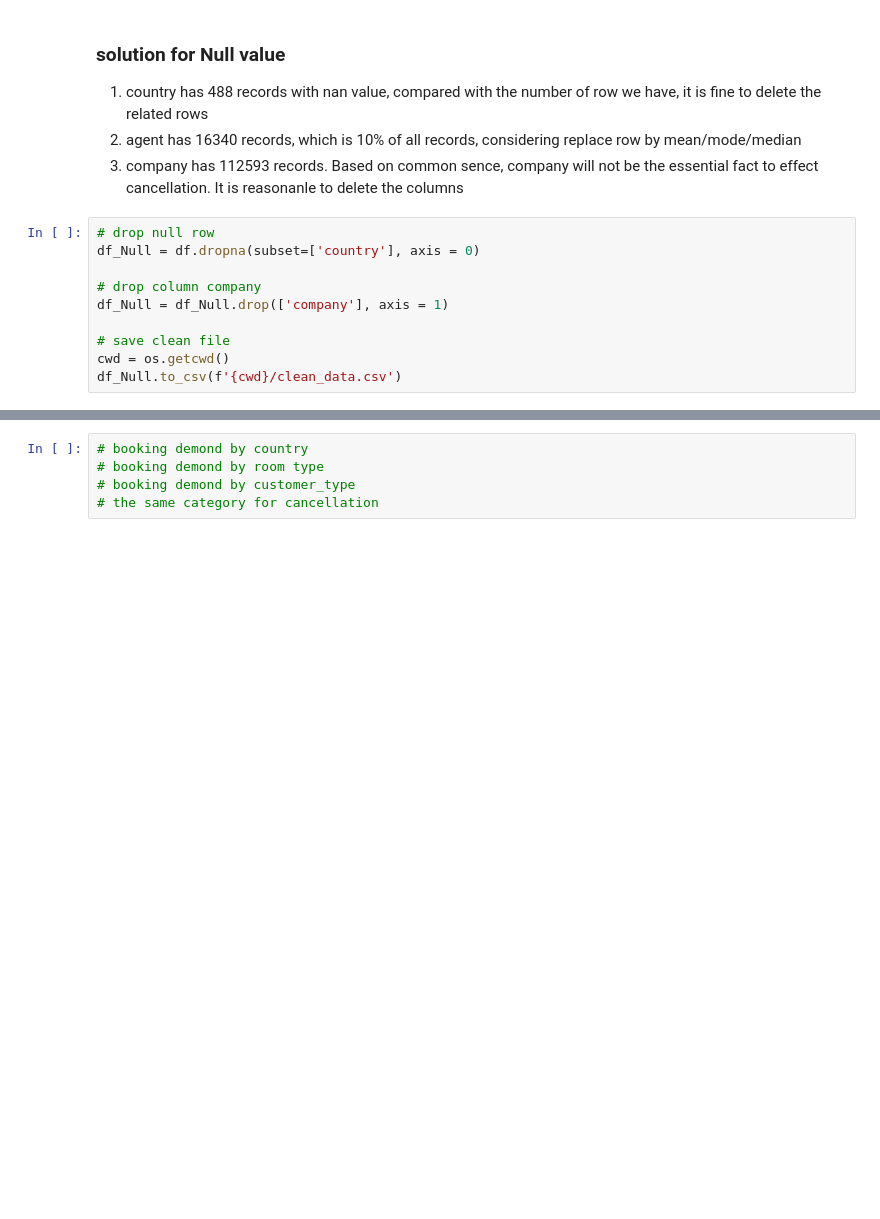
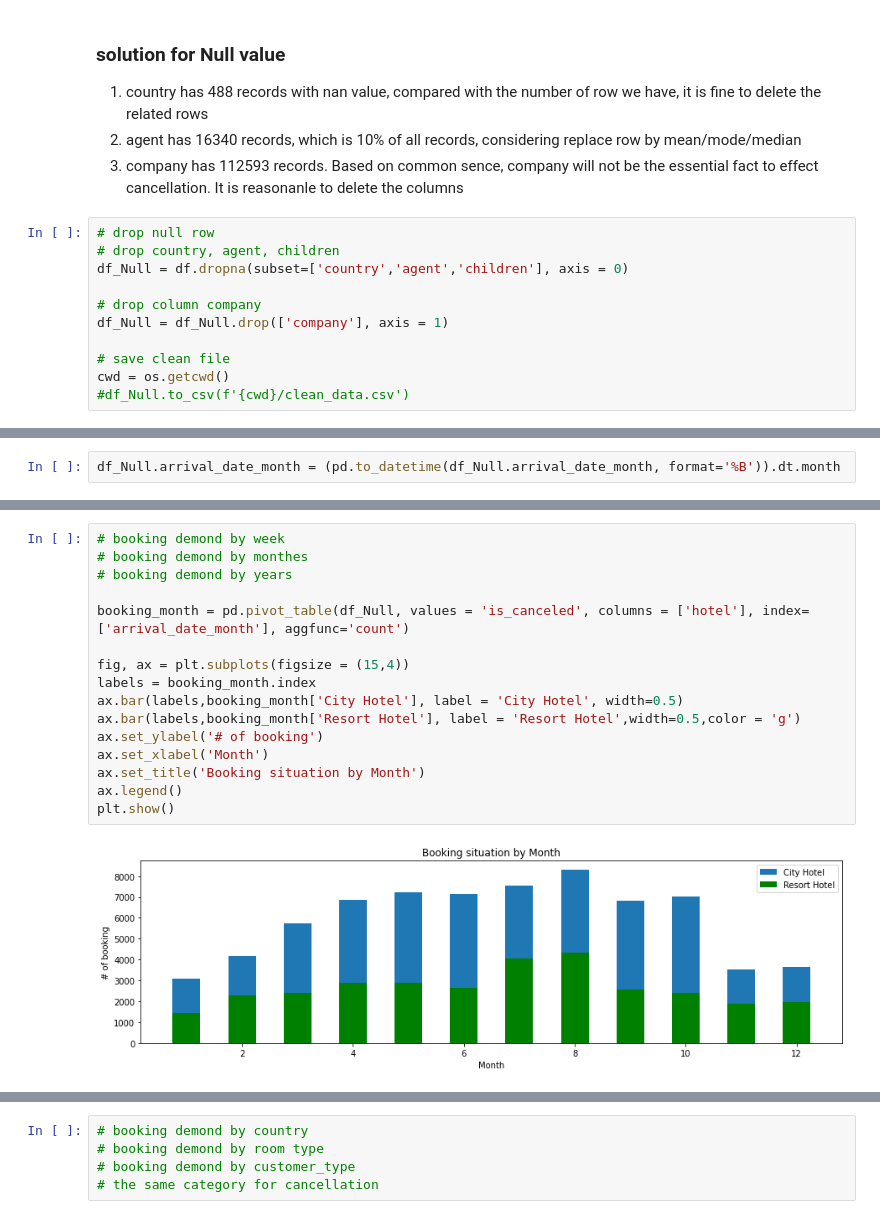
Before and after one commit to MengSui0218/CS668-2021-MS, a Jupyter notebook: EDA.ipynb, the cells around one changed output, grey strips where cells are left out. Cells and saved outputs as stored; diff of their text form; blank space fills up the shorter version.

Commit message:
plotting

```diff
--- a/EDA.ipynb
+++ b/EDA.ipynb
@@ -98,11 +98,12 @@ dtype: int64
 3. company has 112593 records. Based on common sence, company will not be the essential fact to effect cancellation. It is reasonanle to delete the columns
 # %%
 # drop null row
-df_Null = df.dropna(subset=['country'], axis = 0)
+# drop country, agent, children
+df_Null = df.dropna(subset=['country','agent','children'], axis = 0)
 
 # drop column company
 df_Null = df_Null.drop(['company'], axis = 1)
 
 # save clean file
 cwd = os.getcwd()
-df_Null.to_csv(f'{cwd}/clean_data.csv')
+#df_Null.to_csv(f'{cwd}/clean_data.csv')
@@ -112,0 +112,2 @@ df_Null.to_csv(f'{cwd}/clean_data.csv')
+# %%
+df_Null.arrival_date_month = (pd.to_datetime(df_Null.arrival_date_month, format='%B')).dt.month
@@ -112,0 +124,18 @@ df_Null.to_csv(f'{cwd}/clean_data.csv')
+# %%
+# booking demond by week
+# booking demond by monthes
+# booking demond by years
+
+booking_month = pd.pivot_table(df_Null, values = 'is_canceled', columns = ['hotel'], index=['arrival_date_month'], aggfunc='count')
+
+fig, ax = plt.subplots(figsize = (15,4))
+labels = booking_month.index
+ax.bar(labels,booking_month['City Hotel'], label = 'City Hotel', width=0.5)
+ax.bar(labels,booking_month['Resort Hotel'], label = 'Resort Hotel',width=0.5,color = 'g')
+ax.set_ylabel('# of booking')
+ax.set_xlabel('Month')
+ax.set_title('Booking situation by Month')
+ax.legend()
+plt.show()
+# %% [output]
+[figure, added]
```
Also changed, not shown: parts of 6 cells of this notebook, 1 other file.
